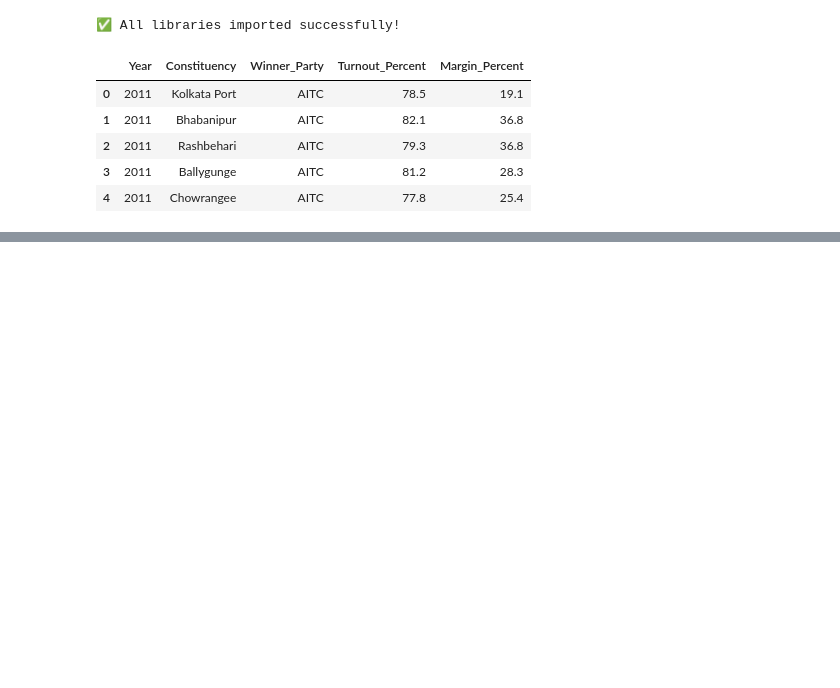
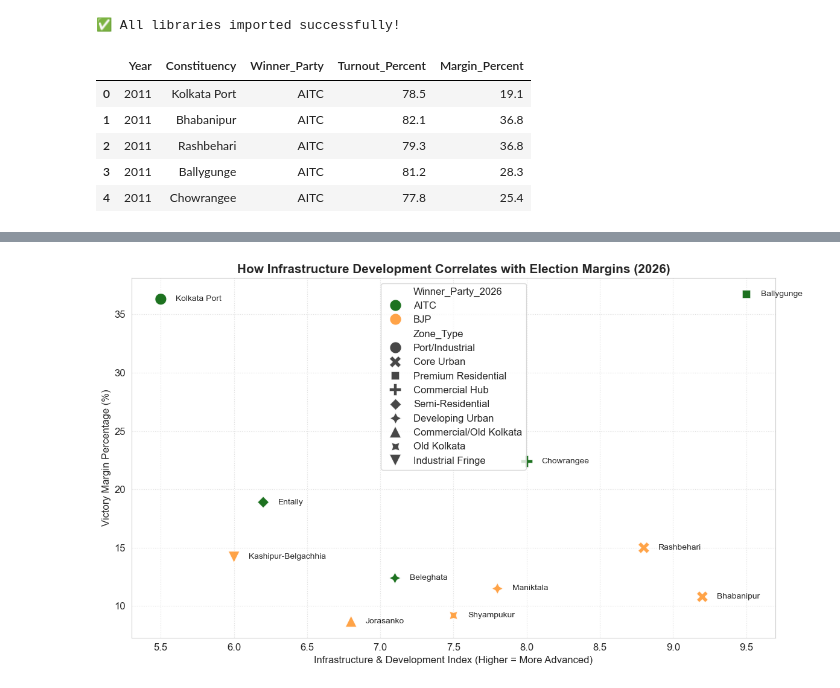
Before and after one commit to Sadiqua-Zama/Vote-Map, a Jupyter notebook: Vote_map.ipynb, the cells around one changed output, grey strips where cells are left out. Cells and saved outputs as stored; diff of their text form; code cells hidden in the pictures; blank space fills up the shorter version.

```diff
--- a/Vote_map.ipynb
+++ b/Vote_map.ipynb
@@ -58,0 +450,97 @@ df.head()
+# %%
+import pandas as pd
+import numpy as np
+import matplotlib.pyplot as plt
+import seaborn as sns
+import plotly.express as px
+
+# 1. Dataset representing Kolkata Constituency Clusters with Development & ECI Data
+development_voting_data = {
+    'Constituency': [
+        "Kolkata Port", "Bhabanipur", "Rashbehari", "Ballygunge", "Chowrangee",
+        "Entally", "Beleghata", "Jorasanko", "Shyampukur", "Maniktala", "Kashipur-Belgachhia"
+    ],
+    'Zone_Type': ['Port/Industrial', 'Core Urban', 'Core Urban', 'Premium Residential', 'Commercial Hub',
+                  'Semi-Residential', 'Developing Urban', 'Commercial/Old Kolkata', 'Old Kolkata', 'Developing Urban', 'Industrial Fringe'],
+    'Development_Index': [5.5, 9.2, 8.8, 9.5, 8.0, 6.2, 7.1, 6.8, 7.5, 7.8, 6.0],
+    'Voter_Turnout_2026': [82.4, 79.8, 81.5, 80.2, 78.9, 77.6, 78.3, 79.1, 78.7, 77.9, 76.5],
+    'Margin_Percent_2026': [36.3, 10.8, 15.0, 36.7, 22.4, 18.9, 12.4, 8.7, 9.2, 11.5, 14.2],
+    'Winner_Party_2026': ['AITC', 'BJP', 'BJP', 'AITC', 'AITC', 'AITC', 'AITC', 'BJP', 'BJP', 'BJP', 'BJP']
+}
+
+df_dev = pd.DataFrame(development_voting_data)
+
+# Configurations
+sns.set_style("whitegrid")
+plt.rcParams['figure.figsize'] = (14, 8)
+plt.rcParams['font.size'] = 12
+
+print("🚧 Analyzing Development Index vs. Voting Patterns (Fixed Imports)...")
+print("-" * 60)
+
+# =====================================================================
+# VISUALIZATION 1: DEVELOPMENT INDEX VS. VICTORY MARGIN (SCATTER)
+# =====================================================================
+plt.figure(figsize=(12, 7))
+
+sns.scatterplot(
+    data=df_dev,
+    x='Development_Index',
+    y='Margin_Percent_2026',
+    hue='Winner_Party_2026',
+    style='Zone_Type',
+    s=200,
+    palette={'AITC': '#046307', 'BJP': '#FF9933'},
+    alpha=0.9
+)
+
+# Text annotations for individual seats
+for i in range(df_dev.shape[0]):
+    plt.text(
+        df_dev['Development_Index'][i] + 0.1,
+        df_dev['Margin_Percent_2026'][i],
+        df_dev['Constituency'][i],
+        fontsize=10,
+        verticalalignment='center'
+    )
+
+plt.title('How Infrastructure Development Correlates with Election Margins (2026)', fontsize=15, fontweight='bold')
+plt.xlabel('Infrastructure & Development Index (Higher = More Advanced)', fontsize=12)
+plt.ylabel('Victory Margin Percentage (%)', fontsize=12)
+plt.grid(True, linestyle=':', alpha=0.6)
+plt.tight_layout()
+plt.show()
+
+# =====================================================================
+# VISUALIZATION 2: INTERACTIVE ZONE-WISE ANALYSIS (PLOTLY)
+# =====================================================================
+fig_dev = px.scatter(
+    df_dev,
+    x="Development_Index",
+    y="Voter_Turnout_2026",
+    size="Margin_Percent_2026",
+    color="Winner_Party_2026",
+    hover_name="Constituency",
+    facet_col="Zone_Type",
+    facet_col_wrap=3,
+    title="Urban Zone Dynamics: Development Index vs Voter Turnout",
+    color_discrete_map={'AITC': '#2ca02c', 'BJP': '#ff7f0e'}
+)
+fig_dev.update_layout(margin=dict(l=20, r=20, t=50, b=20))
+fig_dev.show()
+
+# =====================================================================
+# STATISTICAL SUMMARY: CORRELATION INSIGHTS
+# =====================================================================
+correlation_turnout = df_dev['Development_Index'].corr(df_dev['Voter_Turnout_2026'])
+correlation_margin = df_dev['Development_Index'].corr(df_dev['Margin_Percent_2026'])
+
+print("\n📈 Statistical Insights (Correlation Matrix):")
+print(f"🔹 Correlation between Development and Voter Turnout: {correlation_turnout.round(3)}")
+print(f"🔸 Correlation between Development and Victory Margin: {correlation_margin.round(3)}")
+
+# Grouping by winner to see average development index of captured seats
+avg_dev_by_party = df_dev.groupby('Winner_Party_2026')['Development_Index'].mean().reset_index()
+print("\n🏢 Average Infrastructure Development Score of Won Seats:")
+print(avg_dev_by_party.to_string(index=False))
+# %% [output]
@@ -58,0 +549 @@ df.head()
+[figure, added]
```
Also changed, not shown: parts of 12 cells of this notebook, 1 other file.
